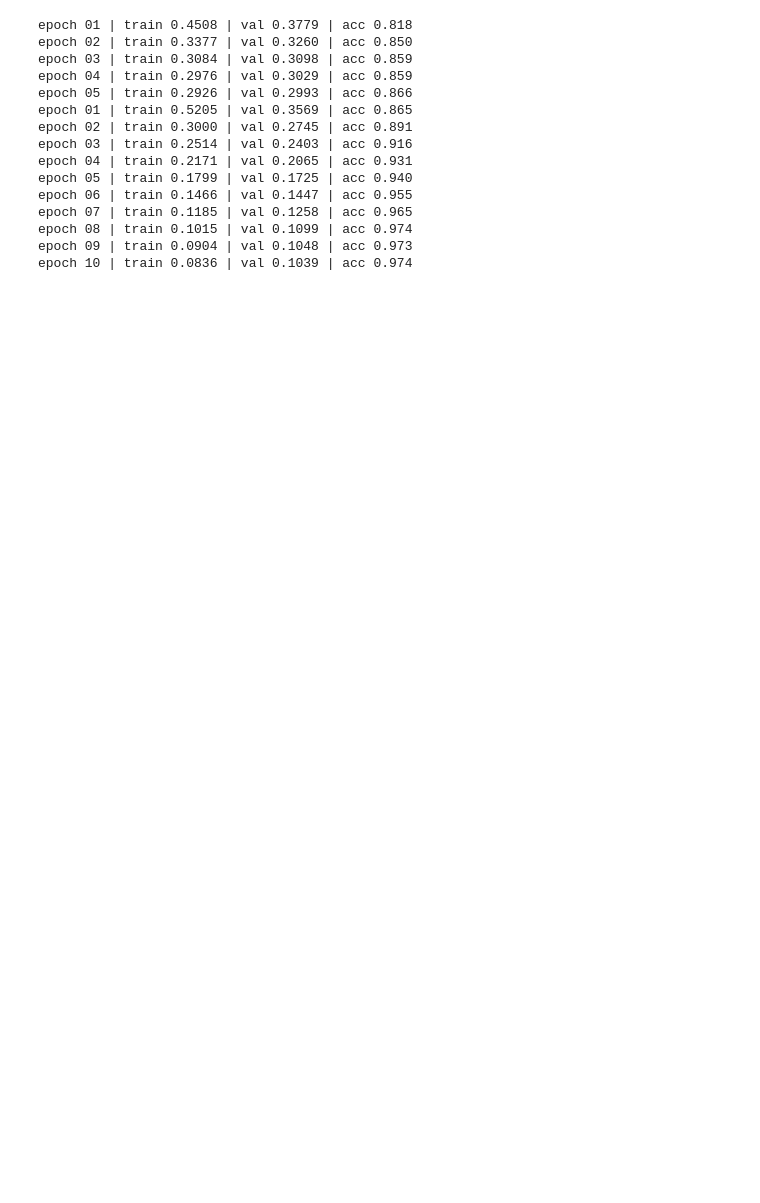
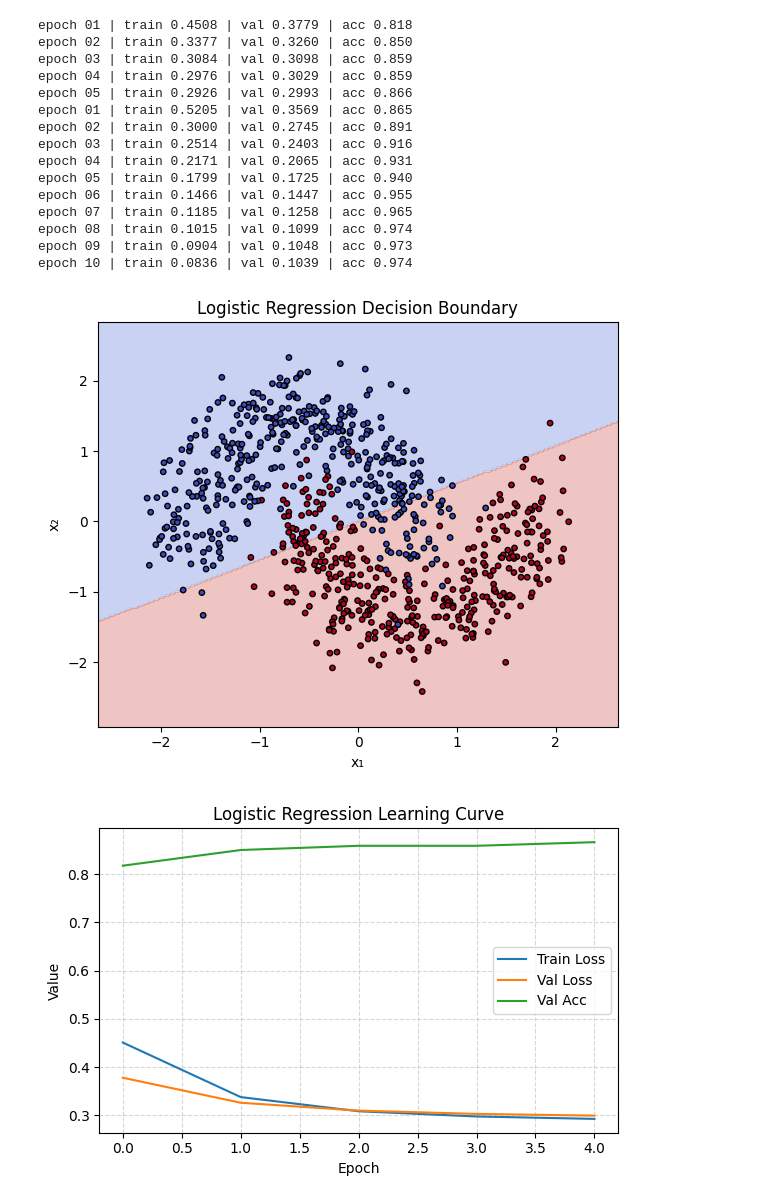
Before and after one commit to acb-code/boilers, a Jupyter notebook: notebooks/2025-10-05-intro/01_linear_logistic_mlp.ipynb, the cells around one changed output. Saved outputs shown, nothing was run; the diff lists cells and outputs as text; code cells hidden in the pictures; blank space fills up the shorter version.

Commit message:
added visuals

```diff
--- a/notebooks/2025-10-05-intro/01_linear_logistic_mlp.ipynb
+++ b/notebooks/2025-10-05-intro/01_linear_logistic_mlp.ipynb
@@ -82,13 +87,13 @@ train_dl, val_dl, meta = moons(batch_size=128)
 
 # Try logistic regression
 logreg = LogisticClassifier(meta["input_dim"], meta["num_classes"])
-cfg = TrainCfg(epochs=5, lr=1e-2, optimizer="sgd")
-hist = fit(logreg, train_dl, val_dl, cfg, loss_fn=nn.CrossEntropyLoss())
+cfg_lr = TrainCfg(epochs=5, lr=1e-2, optimizer="sgd")
+hist_lr = fit(logreg, train_dl, val_dl, cfg_lr, loss_fn=nn.CrossEntropyLoss())
 
 # Try a small MLP
 mlp = MLP(input_dim=meta["input_dim"], hidden_sizes=(64,64), num_classes=meta["num_classes"])
-cfg = TrainCfg(epochs=10, lr=1e-3, optimizer="adam")
-hist = fit(mlp, train_dl, val_dl, cfg, loss_fn=nn.CrossEntropyLoss())
+cfg_mlp = TrainCfg(epochs=10, lr=1e-3, optimizer="adam")
+hist_mlp = fit(mlp, train_dl, val_dl, cfg_mlp, loss_fn=nn.CrossEntropyLoss())
 # %% [output]
 epoch 01 | train 0.4508 | val 0.3779 | acc 0.818
 epoch 02 | train 0.3377 | val 0.3260 | acc 0.850
@@ -105,3 +110,18 @@ epoch 07 | train 0.1185 | val 0.1258 | acc 0.965
 epoch 08 | train 0.1015 | val 0.1099 | acc 0.974
 epoch 09 | train 0.0904 | val 0.1048 | acc 0.973
 epoch 10 | train 0.0836 | val 0.1039 | acc 0.974
+# %%
+from boilers.nb.nbtools import plot_decision_boundary, plot_learning_curves
+
+# --- Logistic regression visualization ---
+plot_decision_boundary(logreg, val_dl, title="Logistic Regression Decision Boundary")
+plot_learning_curves(hist_lr, title="Logistic Regression Learning Curve",
+                     metrics=("train_loss", "val_loss", "val_acc"))
+
+# --- MLP visualization ---
+plot_decision_boundary(mlp, val_dl, title="MLP Decision Boundary")
+plot_learning_curves(hist_mlp, title="MLP Learning Curve",
+                     metrics=("train_loss", "val_loss", "val_acc"))
+# %% [output]
+[figure, added]
+[figure, added]
```
Also changed, not shown: parts of 4 cells of this notebook, 2 other files.
